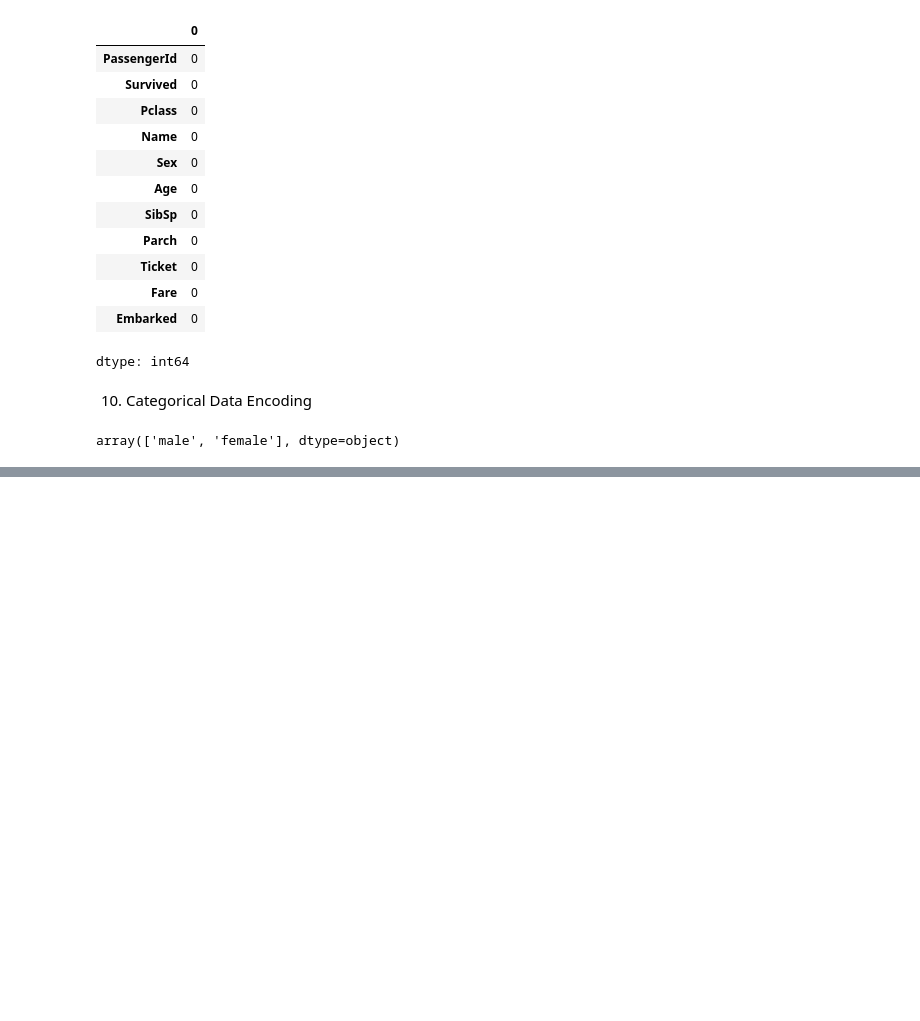
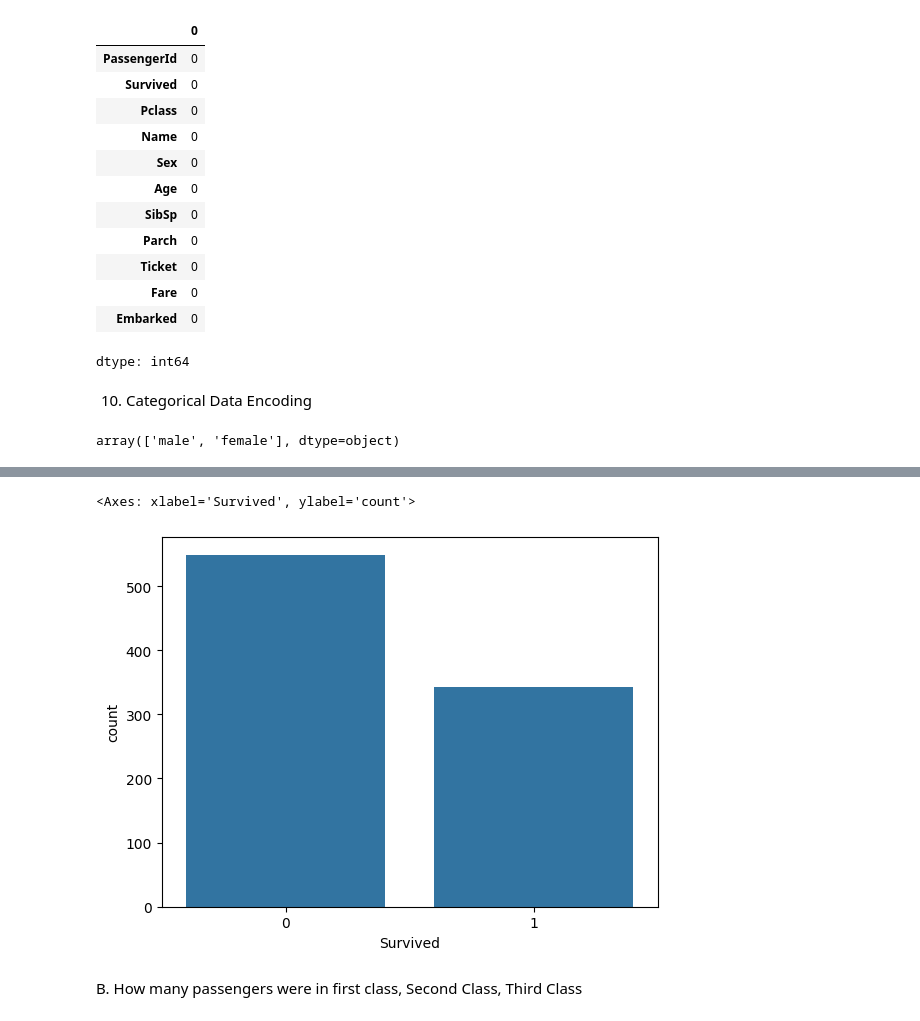
Before and after one commit to kamini123576/Diwali_Sales_EDA, a Jupyter notebook: Titanic_Dateset.ipynb, the cells around one changed output, grey strips where cells are left out. Cells and saved outputs as stored; diff of their text form; code cells hidden in the pictures; blank space fills up the shorter version.

```diff
--- a/Titanic_Dateset.ipynb
+++ b/Titanic_Dateset.ipynb
@@ -271,5 +271,3 @@ data.head(3)
 | 0 | 1 | 0 | 3 | Braund, Mr. Owen Harris | male | 22.0 | 1 | 0 | A/5 21171 | 7.2500 | ... |
 | 1 | 2 | 1 | 1 | Cumings, Mrs. John Bradley (Flore... | female | 38.0 | 1 | 0 | PC 17599 | 71.2833 | ... |
 | 2 | 3 | 1 | 3 | Heikkinen, Miss. Laina | female | 26.0 | 0 | 0 | STON/O2. 3101282 | 7.9250 | ... |
-# %%
-data.insert(5,'Gender_New',data['Gender'])
@@ -284,0 +322,7 @@ data.head()
+# %%
+sns.countplot(x = 'Survived', data = data)
+# %% [output]
+<Axes: xlabel='Survived', ylabel='count'>
+[figure, added]
+# %% [markdown]
+B. How many passengers were in first class, Second Class, Third Class
```
Also changed, not shown: parts of 25 cells of this notebook.
